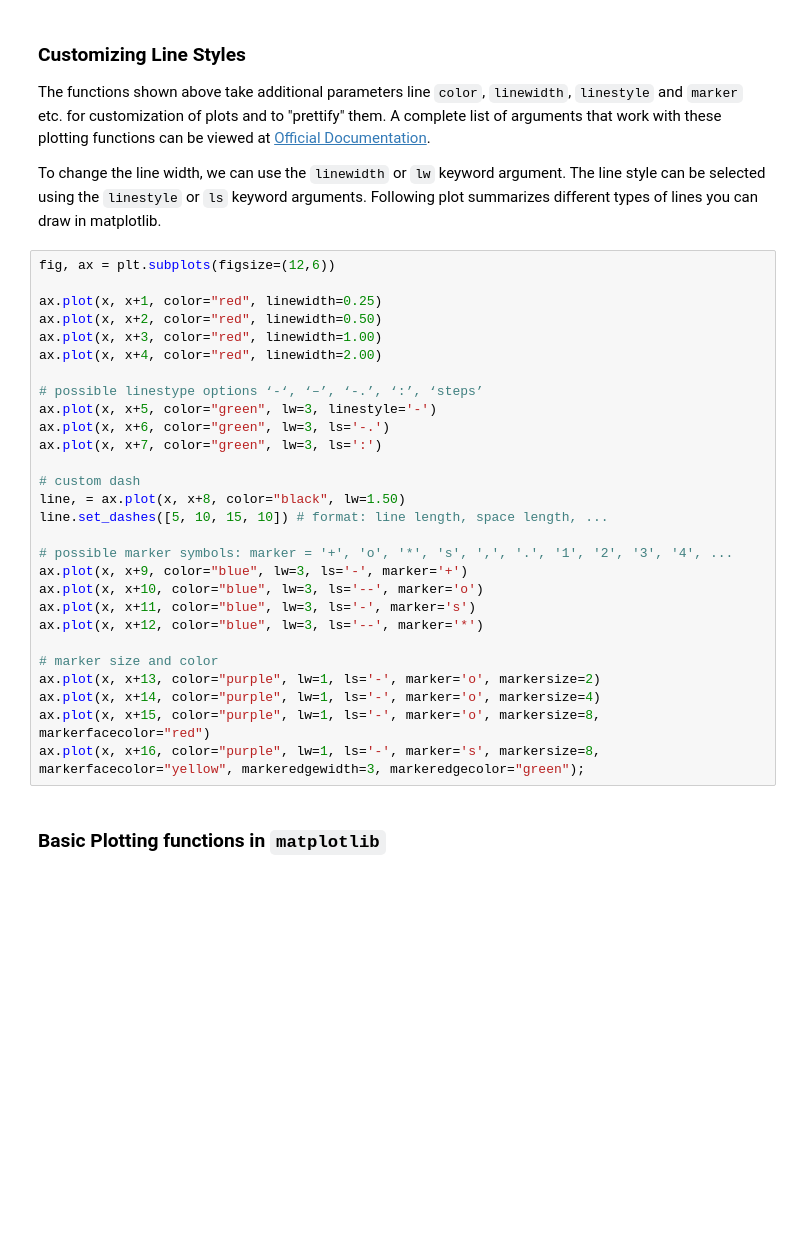
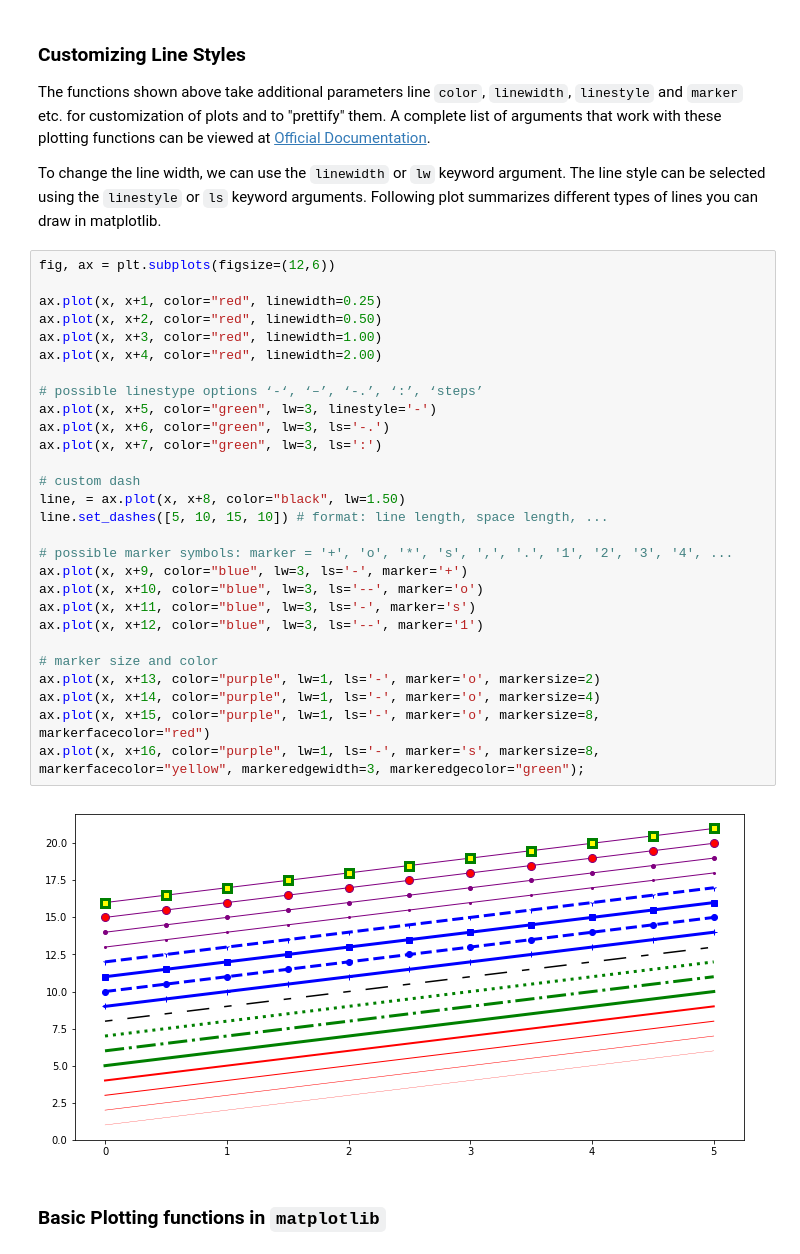
Before and after one commit to slieb74/dsc-1-03-12-customizing-visualizations-with-matplotlib-nyc-career-ds-062518, a Jupyter notebook: index.ipynb, the cells around one changed output. Cells and saved outputs as stored; diff of their text form; blank space fills up the shorter version.

```diff
--- a/index.ipynb
+++ b/index.ipynb
@@ -205,31 +205,33 @@ To change the line width, we can use the `linewidth` or `lw` keyword argument. T
 # %%
 fig, ax = plt.subplots(figsize=(12,6))
 
 ax.plot(x, x+1, color="red", linewidth=0.25)
 ax.plot(x, x+2, color="red", linewidth=0.50)
 ax.plot(x, x+3, color="red", linewidth=1.00)
 ax.plot(x, x+4, color="red", linewidth=2.00)
 
 # possible linestype options ‘-‘, ‘–’, ‘-.’, ‘:’, ‘steps’
 ax.plot(x, x+5, color="green", lw=3, linestyle='-')
 ax.plot(x, x+6, color="green", lw=3, ls='-.')
 ax.plot(x, x+7, color="green", lw=3, ls=':')
 
 # custom dash
 line, = ax.plot(x, x+8, color="black", lw=1.50)
 line.set_dashes([5, 10, 15, 10]) # format: line length, space length, ...
 
 # possible marker symbols: marker = '+', 'o', '*', 's', ',', '.', '1', '2', '3', '4', ...
 ax.plot(x, x+9, color="blue", lw=3, ls='-', marker='+')
 ax.plot(x, x+10, color="blue", lw=3, ls='--', marker='o')
 ax.plot(x, x+11, color="blue", lw=3, ls='-', marker='s')
-ax.plot(x, x+12, color="blue", lw=3, ls='--', marker='*')
+ax.plot(x, x+12, color="blue", lw=3, ls='--', marker='1')
 
 # marker size and color
 ax.plot(x, x+13, color="purple", lw=1, ls='-', marker='o', markersize=2)
 ax.plot(x, x+14, color="purple", lw=1, ls='-', marker='o', markersize=4)
 ax.plot(x, x+15, color="purple", lw=1, ls='-', marker='o', markersize=8, markerfacecolor="red")
 ax.plot(x, x+16, color="purple", lw=1, ls='-', marker='s', markersize=8, markerfacecolor="yellow", markeredgewidth=3, markeredgecolor="green");
+# %% [output]
+[figure, added]
 # %% [markdown]
 ### Basic Plotting functions in `matplotlib`
 # %% [markdown]
```
